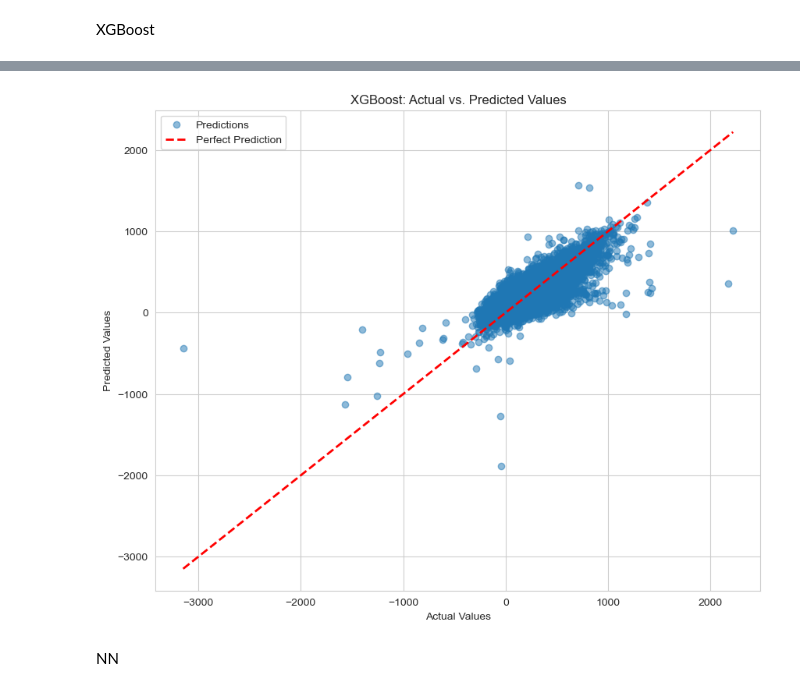
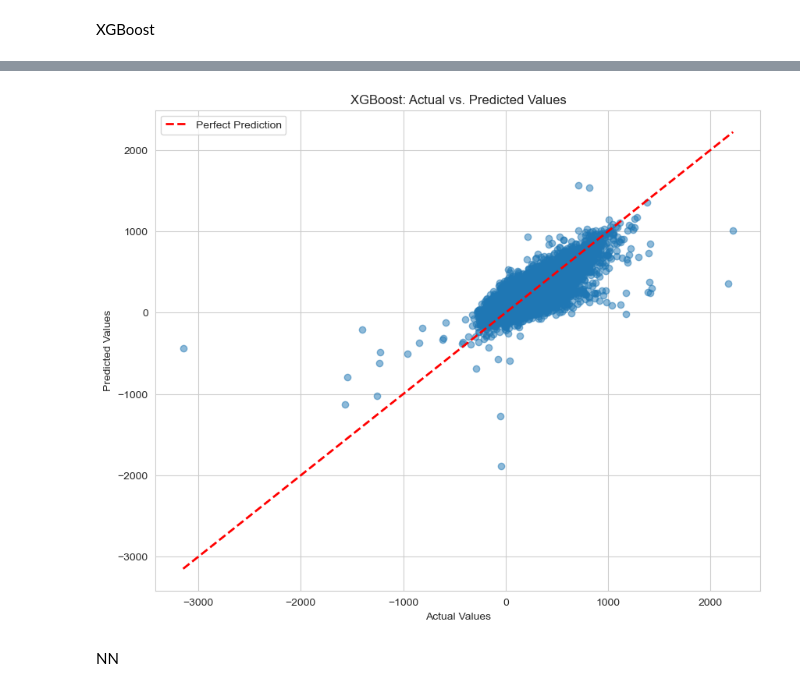
Before and after one commit to Guanzhou-huN/AH2179, a Jupyter notebook: Final Project/Final Project_2.ipynb, the cells around one changed output, grey strips where cells are left out. Saved outputs shown, nothing was run; the diff lists cells and outputs as text; code cells hidden in the pictures.

```diff
--- a/Final Project/Final Project_2.ipynb
+++ b/Final Project/Final Project_2.ipynb
@@ -486,25 +382,29 @@ import pandas as pd
 import numpy as np
 from xgboost import XGBRegressor
 from sklearn.model_selection import train_test_split, KFold, RandomizedSearchCV
-# Added imports for r2_score and matplotlib
 from sklearn.metrics import mean_absolute_error, mean_squared_error, r2_score
 import time
 import matplotlib.pyplot as plt
 
-# --- 1. Prepare Data ---
-# Assume x and y are your fully prepared feature matrix and target vector
-# x = ...
-# y = ...
+# Assume 'x' (features) and 'y' (target) are pre-processed and available.
 
-# Split the data into training and testing sets
+# --- 1. Final Data Preparation ---
+# FIX: Convert all feature columns to a numeric type.
+# XGBoost cannot handle 'object' dtypes. 'coerce' will turn any non-numeric value into NaN.
+for col in x.columns:
+    x[col] = pd.to_numeric(x[col], errors='coerce')
+
+# Handle any missing values that might have been created during conversion.
+# A simple strategy is to fill them with 0.
+x.fillna(0, inplace=True)
+
+# --- 2. Split Data into Training and Test Sets ---
 X_train, X_test, y_train, y_test = train_test_split(x, y, test_size=0.2, random_state=42)
-print("Data successfully split into training and testing sets.")
 
-
-# --- 2. Define Hyperparameter Search Space ---
+# --- 3. Define Hyperparameter Grid ---
 params = {
     'learning_rate':    [0.05, 0.1, 0.2, 0.3],
-    'n_estimators':     [int(x) for x in np.linspace(start=200, stop=2000, num=10)],
+    'n_estimators':     np.linspace(200, 2000, 10, dtype=int),
     'max_depth':        [3, 5, 7, 10],
     'min_child_weight': [1, 3, 5],
     'gamma':            [0.0, 0.1, 0.2, 0.3],
@@ -512,16 +412,17 @@ params = {
     'colsample_bytree': [0.6, 0.8, 1.0]
 }
 
-# --- 3. Set up the Randomized Search ---
+# --- 4. Configure Randomized Search ---
 xgb = XGBRegressor(
     objective='reg:squarederror',
     booster='gbtree',
     n_jobs=-1,
-    random_state=42
+    random_state=42,
+    # Add this parameter if you have categorical features properly encoded
+    # enable_categorical=True
 )
 
-folds = 5
-skf = KFold(n_splits=folds, shuffle=True, random_state=1001)
+kfold = KFold(n_splits=5, shuffle=True, random_state=42)
 
 random_search = RandomizedSearchCV(
     estimator=xgb,
@@ -529,54 +430,39 @@ random_search = RandomizedSearchCV(
     n_iter=100,
     scoring='neg_mean_absolute_error',
     n_jobs=-1,
-    cv=skf,
+    cv=kfold,
     verbose=2,
     random_state=42
 )
 
-# --- 4. Run the Hyperparameter Search ---
-print("\n--- Starting Hyperparameter Search for XGBoost ---")
+# --- 5. Run Hyperparameter Search ---
+print("--- Starting Hyperparameter Search for XGBoost ---")
 start_time = time.time()
 random_search.fit(X_train, y_train)
-end_time = time.time()
-print(f"RandomizedSearchCV took {end_time - start_time:.2f} seconds.")
+print(f"Search completed in {time.time() - start_time:.2f} seconds.")
 
-# --- 5. Evaluate the Best Model Found ---
-print("\n--- Evaluating the Best XGBoost Model ---")
+# --- 6. Evaluate the Best Model ---
+best_xgb_model = random_search.best_estimator_
+y_pred = best_xgb_model.predict(X_test)
 
-# Get the best model
-best_xgb_model = random_search.best_estimator_
+mae = mean_absolute_error(y_test, y_pred)
+rmse = np.sqrt(mean_squared_error(y_test, y_pred))
+r2 = r2_score(y_test, y_pred)
 
-print("Best Parameters found:")
-print(random_search.best_params_)
+print("\n--- Best Model Performance on Test Set ---")
+print(f"Best Parameters: {random_search.best_params_}")
+print(f"MAE:  {mae:.2f}")
+print(f"RMSE: {rmse:.2f}")
+print(f"R²:   {r2:.4f}")
 
-# Make predictions on the test set
-y_pred_best_xgb = best_xgb_model.predict(X_test)
+# --- 7. Visualize Results ---
+plt.figure(figsize=(10, 8))
+plt.scatter(y_test, y_pred, alpha=0.5)
+plt.plot([y_test.min(), y_test.max()], [y_test.min(), y_test.max()], '--', color='red', lw=2, label='Perfect Prediction')
 
-# Calculate final performance metrics
-mae_xgb = mean_absolute_error(y_test, y_pred_best_xgb)
-mse_xgb = mean_squared_error(y_test, y_pred_best_xgb)
-rmse_xgb = np.sqrt(mse_xgb)
-r2_xgb = r2_score(y_test, y_pred_best_xgb)
-
-print("\n--- Final Performance on the Test Set ---")
-print(f"Tuned XGBoost MAE (Mean Absolute Error): {mae_xgb:.2f} seconds")
-print(f"Tuned XGBoost MSE (Mean Squared Error): {mse_xgb:.2f}")
-print(f"Tuned XGBoost RMSE (Root Mean Squared Error): {rmse_xgb:.2f} seconds")
-print(f"Tuned XGBoost R-squared: {r2_xgb:.4f}")
-
-
-# --- 6. Visualize the Results (New Section) ---
-print("\n--- Visualizing XGBoost Results ---")
-plt.figure(figsize=(10, 8))
-plt.scatter(y_test, y_pred_best_xgb, alpha=0.5, label='Predictions')
+plt.title("XGBoost: Actual vs. Predicted Values")
 plt.xlabel("Actual Values")
 plt.ylabel("Predicted Values")
-plt.title("XGBoost: Actual vs. Predicted Values")
-
-# Add a diagonal line for reference (perfect predictions)
-plt.plot([y_test.min(), y_test.max()], [y_test.min(), y_test.max()], linestyle='--', color='red', lw=2, label='Perfect Prediction')
-
 plt.legend()
 plt.grid(True)
 plt.show()
@@ -618,4 +487,4 @@ Tuned XGBoost R-squared: 0.6382
-[figure, old version]
+[figure, new version]
 # %% [markdown]
 NN
 # %%
```
Also changed, not shown: parts of 32 cells of this notebook.
